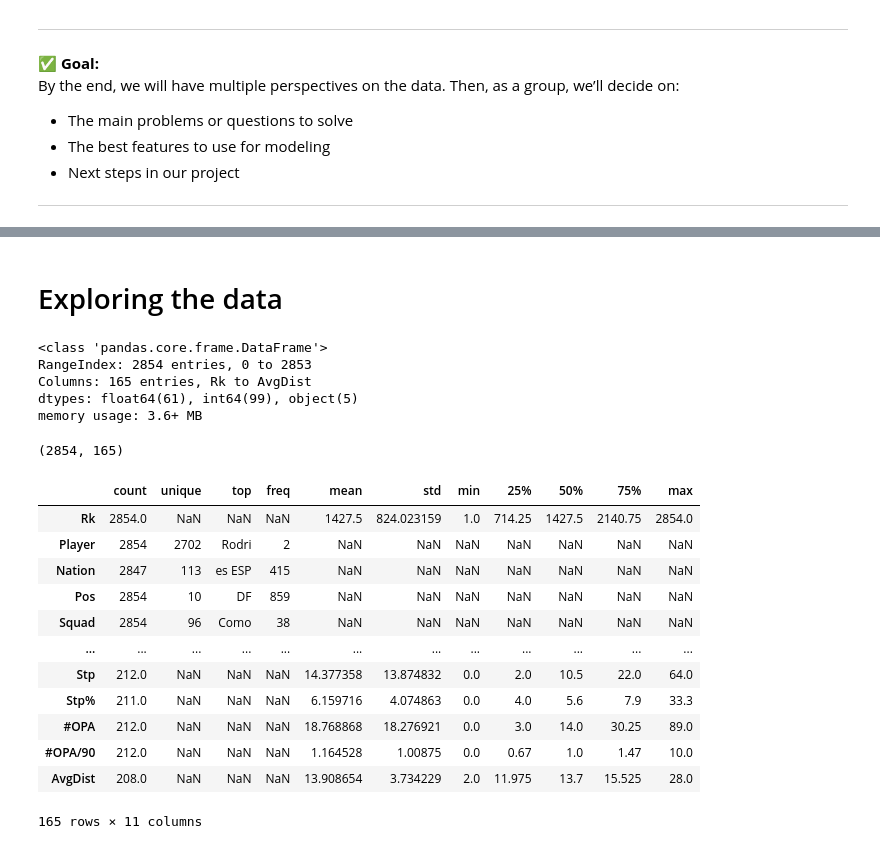
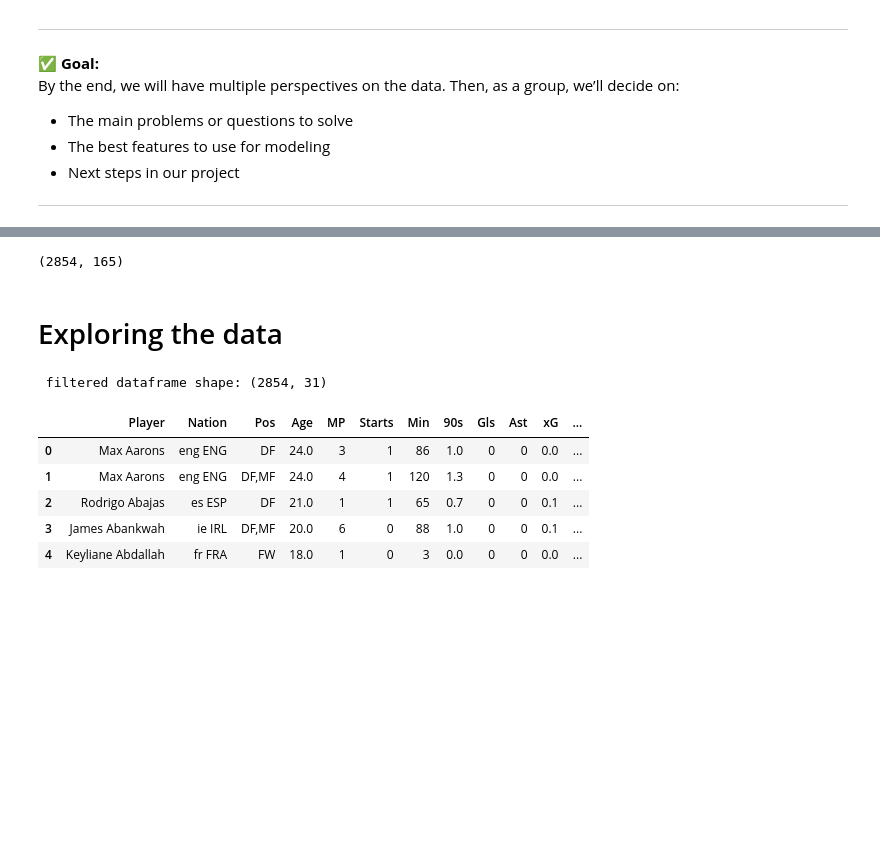
Before and after one commit to rahafw/future_stars, a Jupyter notebook: notebooks/rahaf_future_stars_EDA.ipynb, the cells around one changed output, grey strips where cells are left out. Drawn from its saved outputs; the diff is of its cells as text; code cells hidden in the pictures; blank space fills up the shorter version.

```diff
--- a/notebooks/rahaf_future_stars_EDA.ipynb
+++ b/notebooks/rahaf_future_stars_EDA.ipynb
@@ -46,31 +115,46 @@ df.head()
+# %%
+df.shape
+# %% [output]
+(2854, 165)
 # %% [markdown]
 # Exploring the data
-# %%
-df.info()
-# %% [output]
-<class 'pandas.core.frame.DataFrame'>
-RangeIndex: 2854 entries, 0 to 2853
-Columns: 165 entries, Rk to AvgDist
-dtypes: float64(61), int64(99), object(5)
-memory usage: 3.6+ MB
-# %%
-df.shape
-# %% [output]
-(2854, 165)
 # %%
-display(df.describe(include="all").T)
+selected_columns = [
+    # Player info
+    "Player", "Nation", "Pos", "Age",
+
+    # Playing time
+    "MP", "Starts", "Min", "90s",
+
+    # Attacking
+    "Gls", "Ast", "xG", "xAG", "G+A",
+
+    # Defensive
+    "Tkl", "TklW", "Blocks_stats_defense", "Clr", "Err",
+
+    # Passing & Creativity Stats
+    "PrgP", "PrgC", "KP", "xA",
+
+    # Goalkeeping
+    "GA", "Saves", "Save%", "CS", "CS%", "PKA", "PKsv",
+
+    # Miscellaneous Stats
+    "CrdY", "CrdR"
+]
+
+filtered_df = df[selected_columns].copy()
+
+print(" filtered dataframe shape:", filtered_df.shape)
+
+# Display all the columns
+pd.set_option("display.max_columns", None)
+filtered_df.head()
 # %% [output]
+ filtered dataframe shape: (2854, 31)
-|  | count | unique | top | freq | mean | std | min | 25% | 50% | 75% | max |
-| Rk | 2854.0 | NaN | NaN | NaN | 1427.5 | 824.023159 | 1.0 | 714.25 | 1427.5 | 2140.75 | 2854.0 |
-| Player | 2854 | 2702 | Rodri | 2 | NaN | NaN | NaN | NaN | NaN | NaN | NaN |
-| Nation | 2847 | 113 | es ESP | 415 | NaN | NaN | NaN | NaN | NaN | NaN | NaN |
-| Pos | 2854 | 10 | DF | 859 | NaN | NaN | NaN | NaN | NaN | NaN | NaN |
-| Squad | 2854 | 96 | Como | 38 | NaN | NaN | NaN | NaN | NaN | NaN | NaN |
-| ... | ... | ... | ... | ... | ... | ... | ... | ... | ... | ... | ... |
-| Stp | 212.0 | NaN | NaN | NaN | 14.377358 | 13.874832 | 0.0 | 2.0 | 10.5 | 22.0 | 64.0 |
-| Stp% | 211.0 | NaN | NaN | NaN | 6.159716 | 4.074863 | 0.0 | 4.0 | 5.6 | 7.9 | 33.3 |
-| #OPA | 212.0 | NaN | NaN | NaN | 18.768868 | 18.276921 | 0.0 | 3.0 | 14.0 | 30.25 | 89.0 |
-| #OPA/90 | 212.0 | NaN | NaN | NaN | 1.164528 | 1.00875 | 0.0 | 0.67 | 1.0 | 1.47 | 10.0 |
-| AvgDist | 208.0 | NaN | NaN | NaN | 13.908654 | 3.734229 | 2.0 | 11.975 | 13.7 | 15.525 | 28.0 |
+|  | Player | Nation | Pos | Age | MP | Starts | Min | 90s | Gls | Ast | xG | ... |
+| 0 | Max Aarons | eng ENG | DF | 24.0 | 3 | 1 | 86 | 1.0 | 0 | 0 | 0.0 | ... |
+| 1 | Max Aarons | eng ENG | DF,MF | 24.0 | 4 | 1 | 120 | 1.3 | 0 | 0 | 0.0 | ... |
+| 2 | Rodrigo Abajas | es ESP | DF | 21.0 | 1 | 1 | 65 | 0.7 | 0 | 0 | 0.1 | ... |
+| 3 | James Abankwah | ie IRL | DF,MF | 20.0 | 6 | 0 | 88 | 1.0 | 0 | 0 | 0.1 | ... |
+| 4 | Keyliane Abdallah | fr FRA | FW | 18.0 | 1 | 0 | 3 | 0.0 | 0 | 0 | 0.0 | ... |
-165 rows × 11 columns
 # %%
```
Also changed, not shown: parts of 18 cells of this notebook.
